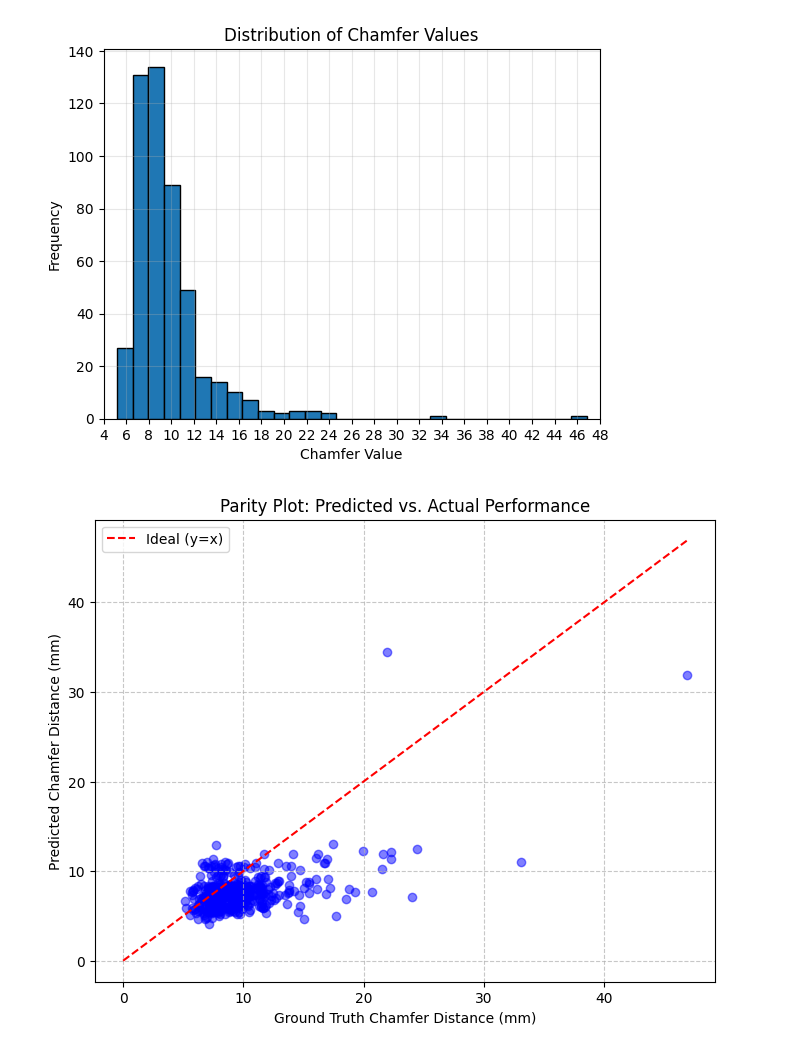
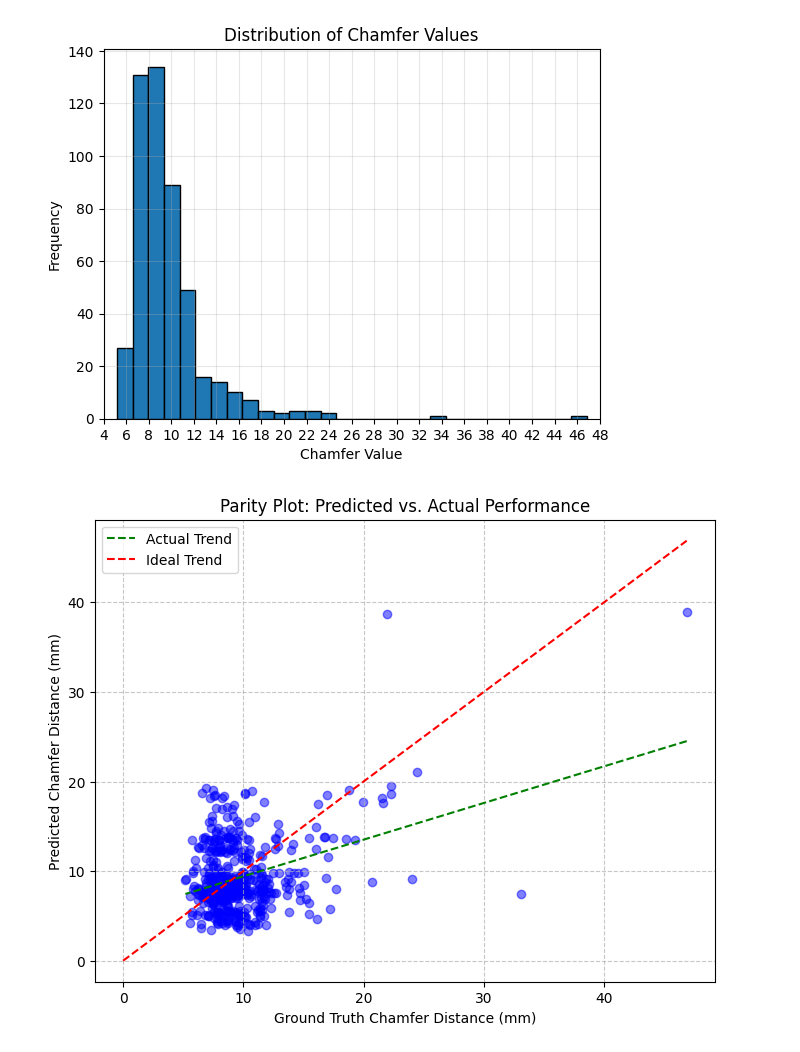
Before and after one commit to alvannauval/pointnet_pytorch_reflective, a Jupyter notebook: testing.ipynb, the cells around one changed output. Cells and saved outputs as stored; diff of their text form; code cells hidden in the pictures.

Commit message:
weightingrandomsampler and 10k input

```diff
--- a/testing.ipynb
+++ b/testing.ipynb
@@ -494,52 +465,80 @@ plt.show()
 # %%
 # MODEL RESULT ANALYTICS #
 
 import pandas as pd
 import matplotlib.pyplot as plt
 import seaborn as sns
 import numpy as np
+from sklearn.metrics import mean_squared_error, r2_score
+
 
 # Load data
-df = pd.read_csv('./milestone1.csv')
+df = pd.read_csv('./inference_results_4_input10000.csv')
 
-# 1. Parity Plot
+
+# Performance Metrix
+# Extract values for readability
+y_true = df['GroundTruth_CD']
+y_pred = df['Predicted_CD']
+
+
+# Parity Plot
 fig1, ax1 = plt.subplots(figsize=(8, 6))
-ax1.scatter(df['GroundTruth'], df['Predicted'], alpha=0.5, color='blue')
-max_val = max(df['GroundTruth'].max(), df['Predicted'].max())
-ax1.plot([0, max_val], [0, max_val], 'r--', label='Ideal (y=x)')
+ax1.scatter(df['GroundTruth_CD'], df['Predicted_CD'], alpha=0.5, color='blue')
+
+z = np.polyfit(df['GroundTruth_CD'], df['Predicted_CD'], 1)
+p = np.poly1d(z)
+
+
+
+# 1. Fitness to the Ideal Trend (How close are we to perfection?)
+mse_ideal = mean_squared_error(y_true, y_pred)
+rmse_ideal = np.sqrt(mse_ideal)
+# Note: r2_score here measures how well the predictions match the ground truth
+r2_ideal = r2_score(y_true, y_pred)
+
+# 2. Fitness of the Actual Trendline (How consistent is the error?)
+# This measures how well your green dashed line fits the scatter points
+y_trend = p(y_true)
+mse_trend = mean_squared_error(y_pred, y_trend)
+rmse_trend = np.sqrt(mse_trend)
+r2_trend = r2_score(y_pred, y_trend)
+
+
+
+# Plot the trendline using the ground truth range
+ax1.plot(df['GroundTruth_CD'], p(df['GroundTruth_CD']), "g--", label=f'Actual Trend')
+# -----------------------------------------------
+
+# Ideal line (y=x)
+max_val = max(df['GroundTruth_CD'].max(), df['Predicted_CD'].max())
+ax1.plot([0, max_val], [0, max_val], 'r--', label=f'Ideal Trend')
+
 ax1.set_xlabel('Ground Truth Chamfer Distance (mm)')
 ax1.set_ylabel('Predicted Chamfer Distance (mm)')
 ax1.set_title('Parity Plot: Predicted vs. Actual Performance')
 ax1.legend()
 ax1.grid(True, linestyle='--', alpha=0.7)
 plt.savefig('parity_plot.png')
 
 # 2. Viewpoint Error Heatmap
 # Pivoting the data for the heatmap
-pivot_df = df.pivot_table(index='elevation', columns='azimuth', values='Error(mm)', aggfunc='mean')
-fig2, ax2 = plt.subplots(figsize=(12, 6))
-sns.heatmap(pivot_df, annot=False, cmap='YlOrRd', ax=ax2)
-ax2.set_title('Viewpoint Error Heatmap (Elevation vs. Azimuth)')
-ax2.set_xlabel('Azimuth (Degrees)')
-ax2.set_ylabel('Elevation (Degrees)')
-plt.savefig('error_heatmap.png')
+# pivot_df = df.pivot_table(index='elevation', columns='azimuth', values='Error', aggfunc='mean')
+# fig2, ax2 = plt.subplots(figsize=(12, 6))
+# sns.heatmap(pivot_df, annot=False, cmap='YlOrRd', ax=ax2)
+# ax2.set_title('Viewpoint Error Heatmap (Elevation vs. Azimuth)')
+# ax2.set_xlabel('Azimuth (Degrees)')
+# ax2.set_ylabel('Elevation (Degrees)')
+# plt.savefig('error_heatmap.png')
 
-# 3. Polar Spider Plot
-# Convert azimuth to radians for polar plot
-df_sorted = df.sort_values('azimuth')
-# Grouping by azimuth to get a cleaner spider web
-azimuth_means = df_sorted.groupby('azimuth')['GroundTruth'].mean().reset_index()
-angles = np.deg2rad(azimuth_means['azimuth'])
-values = azimuth_means['GroundTruth']
 
-# To close the circle
-angles = np.append(angles, angles[0])
-values = np.append(values, values[0])
 
-fig3, ax3 = plt.subplots(figsize=(8, 8), subplot_kw={'projection': 'polar'})
-ax3.plot(angles, values, linewidth=2, linestyle='solid', color='green')
-ax3.fill(angles, values, color='green', alpha=0.1)
-ax3.set_title('Polar Representation of Ground Truth CD by Azimuth', va='bottom')
-plt.savefig('polar_spider_plot.png')
+# print(f"--- Fitness to Ideal (y=x) ---")
+# print(f"RMSE: {rmse_ideal:.4f} mm")
+# print(f"R² Score: {r2_ideal:.4f}")
+
+# print(f"\n--- Fitness of Actual Trendline ---")
+# print(f"RMSE: {rmse_trend:.4f} mm")
+# print(f"R²: {r2_trend:.4f}")
 # %% [output]
-[figure, old version]
+[figure, new version]
```
Also changed, not shown: parts of 7 cells of this notebook, 51 other files.
